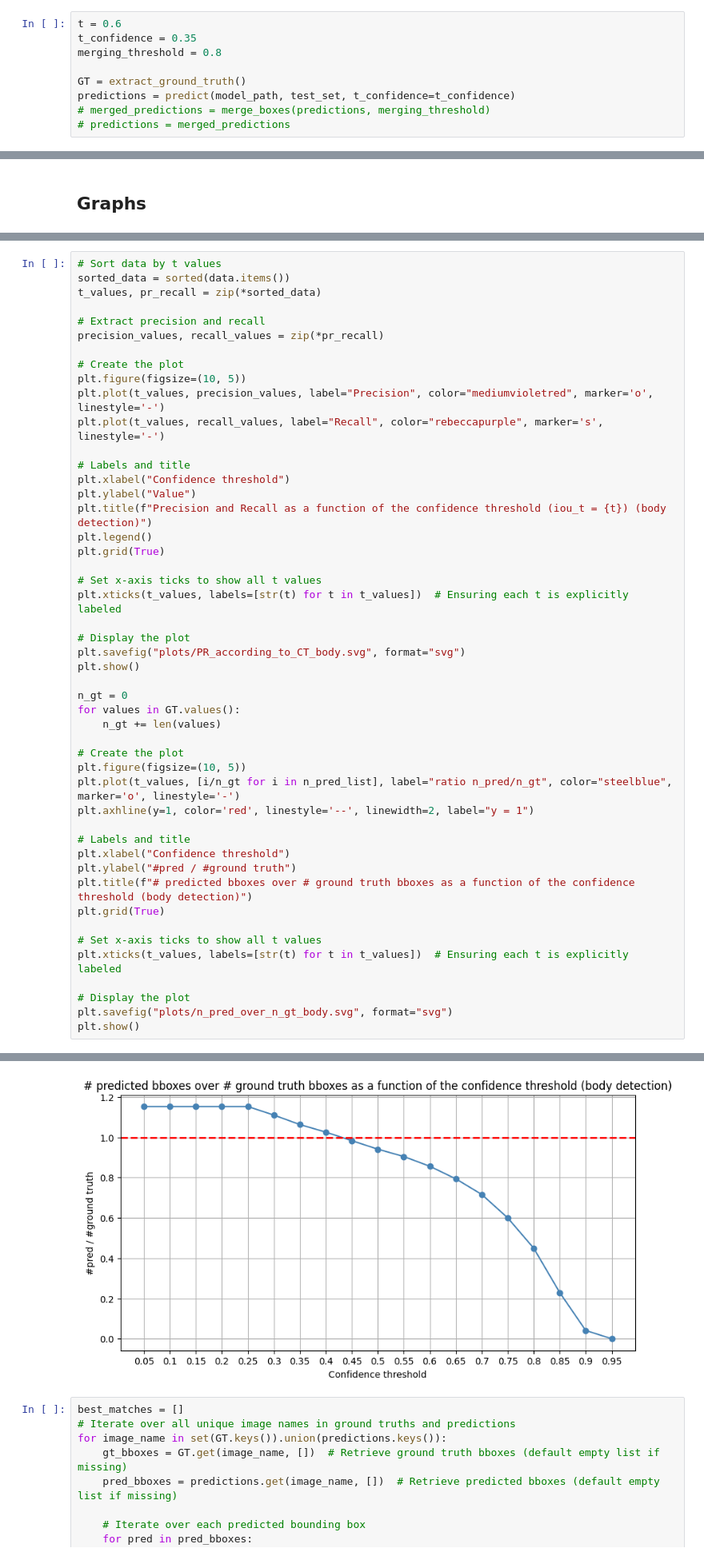
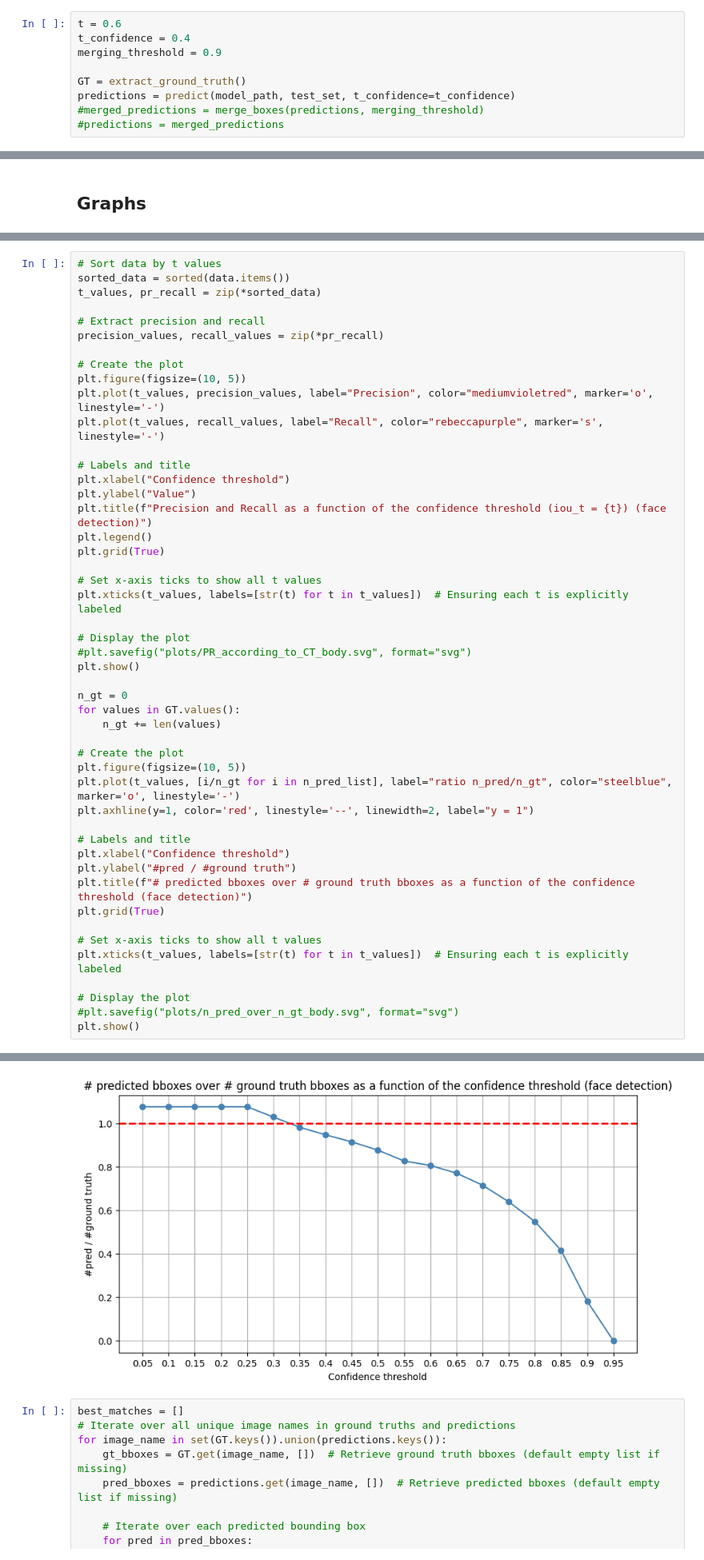
Before and after one commit to TheodoreCouz/ChimpRec, a Jupyter notebook: Code/Body_detection/Metric/metric.ipynb, the cells around one changed output, grey strips where cells are left out. Shown at 80% size. Saved outputs shown, nothing was run; the diff lists cells and outputs as text.

Commit message:
Pour merge

```diff
--- a/Code/Body_detection/Metric/metric.ipynb
+++ b/Code/Body_detection/Metric/metric.ipynb
@@ -393,11 +414,11 @@ ModuleNotFoundError: No module named 'matplotlib'
 <h3>Ground truth extraction.</h3>
 # %%
 t = 0.6
-t_confidence = 0.35
-merging_threshold = 0.8
+t_confidence = 0.4
+merging_threshold = 0.9
 
 GT = extract_ground_truth()
 predictions = predict(model_path, test_set, t_confidence=t_confidence)
-# merged_predictions = merge_boxes(predictions, merging_threshold)
-# predictions = merged_predictions
+#merged_predictions = merge_boxes(predictions, merging_threshold)
+#predictions = merged_predictions
 # %% [output]
@@ -491,7 +512,7 @@ plt.plot(t_values, recall_values, label="Recall", color="rebeccapurple", marker=
 # Labels and title
 plt.xlabel("Confidence threshold")
 plt.ylabel("Value")
-plt.title(f"Precision and Recall as a function of the confidence threshold (iou_t = {t}) (body detection)")
+plt.title(f"Precision and Recall as a function of the confidence threshold (iou_t = {t}) (face detection)")
 plt.legend()
 plt.grid(True)
 
@@ -499,7 +520,7 @@ plt.grid(True)
 plt.xticks(t_values, labels=[str(t) for t in t_values])  # Ensuring each t is explicitly labeled
 
 # Display the plot
-plt.savefig("plots/PR_according_to_CT_body.svg", format="svg")
+#plt.savefig("plots/PR_according_to_CT_body.svg", format="svg")
 plt.show()
 
 n_gt = 0
@@ -514,13 +535,13 @@ plt.axhline(y=1, color='red', linestyle='--', linewidth=2, label="y = 1")
 # Labels and title
 plt.xlabel("Confidence threshold")
 plt.ylabel("#pred / #ground truth")
-plt.title(f"# predicted bboxes over # ground truth bboxes as a function of the confidence threshold (body detection)")
+plt.title(f"# predicted bboxes over # ground truth bboxes as a function of the confidence threshold (face detection)")
 plt.grid(True)
 
 # Set x-axis ticks to show all t values
 plt.xticks(t_values, labels=[str(t) for t in t_values])  # Ensuring each t is explicitly labeled
 
 # Display the plot
-plt.savefig("plots/n_pred_over_n_gt_body.svg", format="svg")
+#plt.savefig("plots/n_pred_over_n_gt_body.svg", format="svg")
 plt.show()
 # %% [output]
@@ -528,4 +549,4 @@ plt.show()
-[figure, old version]
+[figure, new version]
 # %%
 best_matches = []
 # Iterate over all unique image names in ground truths and predictions
```
Also changed, not shown: parts of 5 cells of this notebook, 4 other files.
